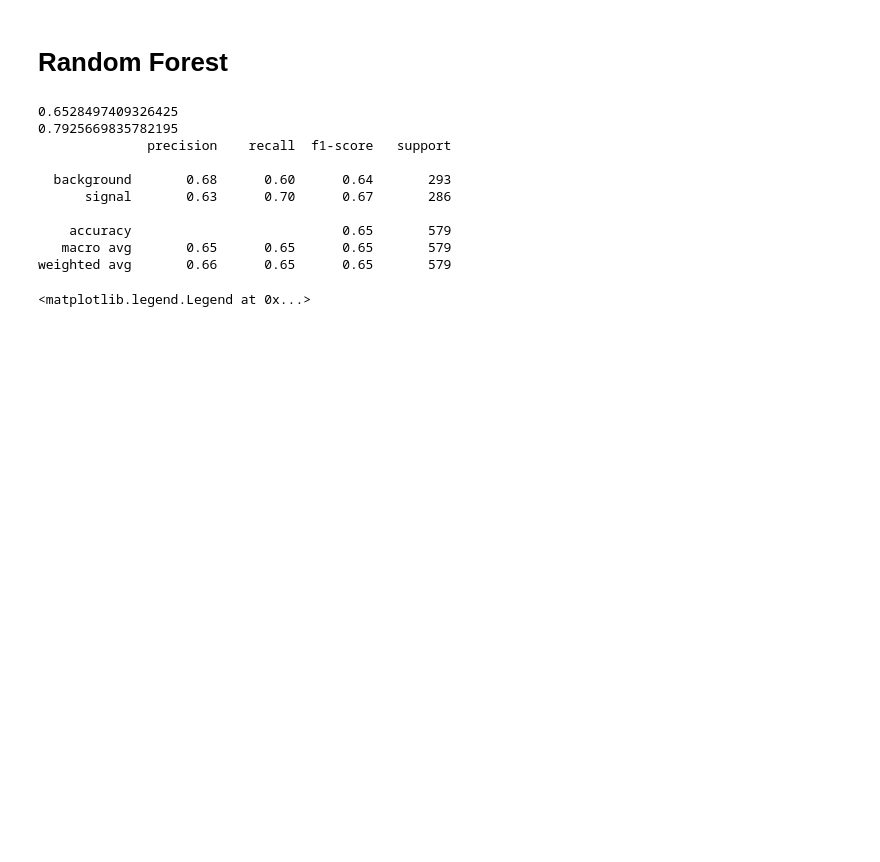
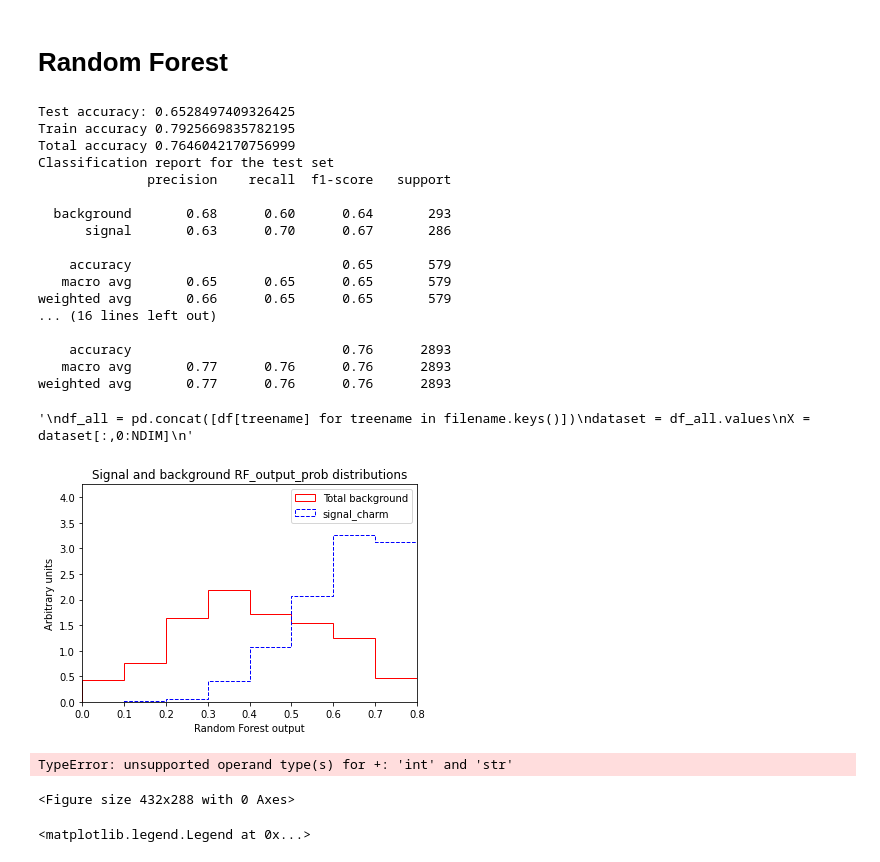
Before and after one commit to mghasemi19/TopFC, a Jupyter notebook: BDT_weight/TopFC_main_bkg_analysis.ipynb, the cells around one changed output. Cells and saved outputs as stored; diff of their text form; code cells hidden in the pictures; blank space fills up the shorter version.

Commit message:
Start adding significant plots for ML models

```diff
--- a/BDT_weight/TopFC_main_bkg_analysis.ipynb
+++ b/BDT_weight/TopFC_main_bkg_analysis.ipynb
@@ -652,21 +652,30 @@ y_pred_RF = RF_clf.predict(X_test) # make predictions on the test data
 
 # for my own curiosity
 y_pred_RF_train = RF_clf.predict(X_train_val)
-#Y_pred = RF_clf.predict(X)
+y_pred_RF_tot = RF_clf.predict(scaler.transform(X))
+
 
 # See how well the classifier does, Acc = correct data / tot data
 # The accuracy score is defined as the ratio of correctly identified data points to all data points.
-print(accuracy_score(Y_test, y_pred_RF))
-print(accuracy_score(Y_train_val, y_pred_RF_train))
+print("Test accuracy:", accuracy_score(Y_test, y_pred_RF))
+print("Train accuracy", accuracy_score(Y_train_val, y_pred_RF_train))
+print("Total accuracy", accuracy_score(Y, y_pred_RF_tot))
 
+print("Classification report for the test set")
 print(classification_report(Y_test.round(), y_pred_RF.round(), target_names=['background', 'signal']))
+print("Classification report for the train set")
+print(classification_report(Y_train_val.round(), y_pred_RF_train.round(), target_names=['background', 'signal']))
+print("Classification report for the total set")
+print(classification_report(Y.round(), y_pred_RF_tot.round(), target_names=['background', 'signal']))
 
 fpr_rf, tpr_rf, thresholds_rf = roc_curve(Y_test, y_pred_RF)
 
 df_all['dense_RF'] = RF_clf.predict(scaler.transform(X)) # add prediction to array
 # %% [output]
-0.6528497409326425
-0.7925669835782195
+Test accuracy: 0.6528497409326425
+Train accuracy 0.7925669835782195
+Total accuracy 0.7646042170756999
+Classification report for the test set
               precision    recall  f1-score   support
 
   background       0.68      0.60      0.64       293
@@ -675,3 +684,20 @@ df_all['dense_RF'] = RF_clf.predict(scaler.transform(X)) # add prediction to arr
     accuracy                           0.65       579
    macro avg       0.65      0.65      0.65       579
 weighted avg       0.66      0.65      0.65       579
+... (16 lines left out)
+
+    accuracy                           0.76      2893
+   macro avg       0.77      0.76      0.76      2893
+weighted avg       0.77      0.76      0.76      2893
+# %%
+# add RF probability
+y_tot_prob_RF = RF_clf.predict_proba(scaler.transform(X))[:,1]
+y_tot_RF = RF_clf.predict(X)
+cumulative_events = 0 # start counter for total number of events for which output is saved
+for key in filename.keys(): # loop over samples
+    df[key]['RF_output_prob'] = y_tot_prob_RF[cumulative_events:cumulative_events+len(df[key])]
+    df[key]['RF_output'] = y_tot_RF[cumulative_events:cumulative_events+len(df[key])]
+    cumulative_events += len(df[key]) # increment counter for total number of events
+    #print(df[key]['RF_output']) # print the dataframe column NN_output
+# %% [output]
+'\ndf_all = pd.concat([df[treename] for treename in filename.keys()])\ndataset = df_all.values\nX = dataset[:,0:NDIM]\n'
@@ -678,3 +787,18 @@ weighted avg       0.66      0.65      0.65       579
+# %%
+RF_output_prob = { # dictionary containing plotting parameters for the mllll histogram
+    # change plotting parameters
+    'bin_width':0.1, # width of each histogram bin
+    'num_bins':8, # number of histogram bins
+    'xrange_min':0, # minimum on x-axis
+    'xlabel':'Random Forest output', # x-axis label
+}
+
+SoverB_hist_dict = {'RF_output_prob':RF_output_prob}
+plot_SoverB(df, SoverB_hist_dict)
+# %% [output]
+[figure, added]
+TypeError: unsupported operand type(s) for +: 'int' and 'str'
+<Figure size 432x288 with 0 Axes>
 # %%
 plt.plot(fpr_nn, tpr_nn, label='Neural Network keras') # plot random forest ROC
 plt.plot(fpr_nn_sk, tpr_nn_sk, linestyle='dashed', label='Neural Network sklearn') # plot neural network ROC
```
Also changed, not shown: parts of 2 cells of this notebook.
